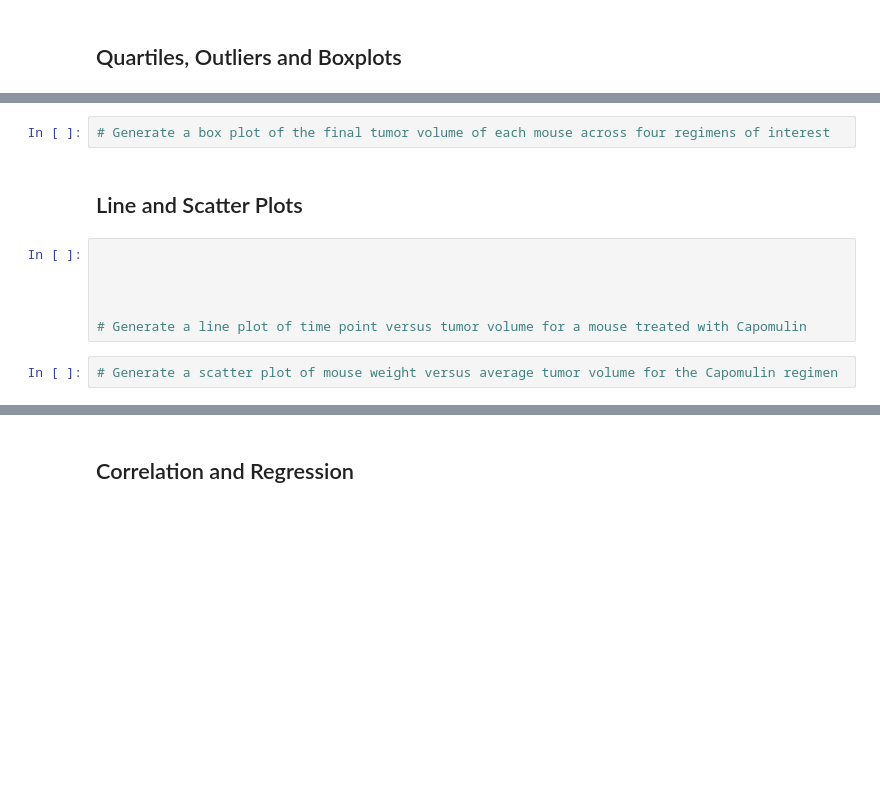
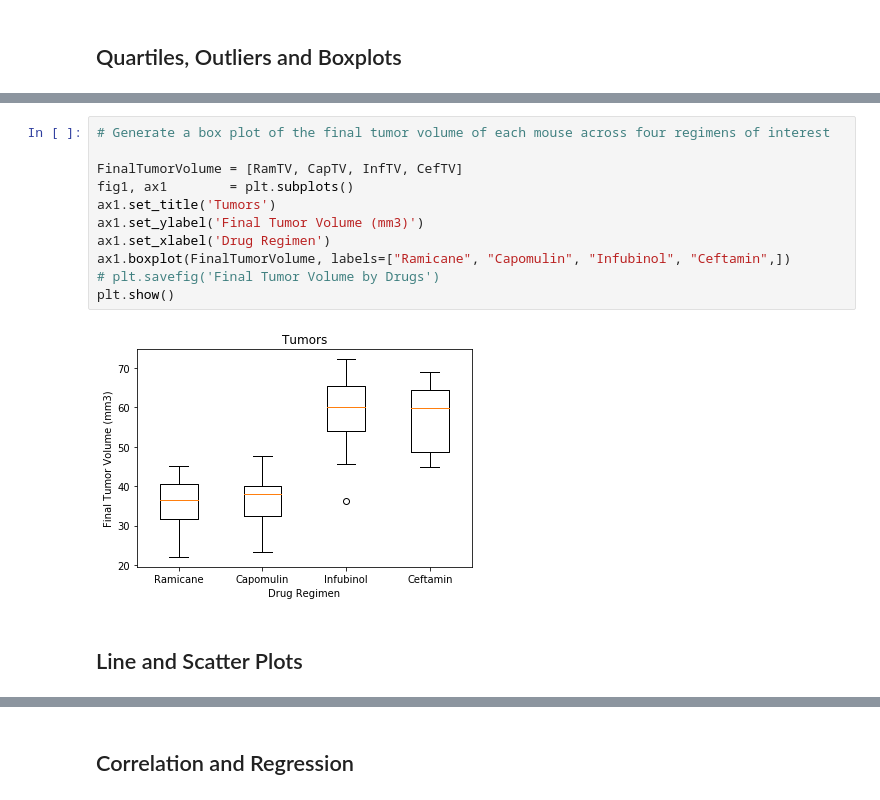
Before and after one commit to RussCob/Python-Matplotlib-Project-The-Power-of-Plots, a Jupyter notebook: Pymaceuticals/pymaceuticals_starter.ipynb, the cells around one changed output, grey strips where cells are left out. Saved outputs shown, nothing was run; the diff lists cells and outputs as text; blank space fills up the shorter version.

```diff
--- a/Pymaceuticals/pymaceuticals_starter.ipynb
+++ b/Pymaceuticals/pymaceuticals_starter.ipynb
@@ -155,12 +233,15 @@ Bar_plot = Data.plot(kind="bar", figsize=(10,5))
 # %%
 # Generate a box plot of the final tumor volume of each mouse across four regimens of interest
+
+FinalTumorVolume = [RamTV, CapTV, InfTV, CefTV]
+fig1, ax1        = plt.subplots()
+ax1.set_title('Tumors')
+ax1.set_ylabel('Final Tumor Volume (mm3)')
+ax1.set_xlabel('Drug Regimen')
+ax1.boxplot(FinalTumorVolume, labels=["Ramicane", "Capomulin", "Infubinol", "Ceftamin",])
+# plt.savefig('Final Tumor Volume by Drugs')
+plt.show()
+# %% [output]
+[figure, added]
 # %% [markdown]
 ## Line and Scatter Plots
-# %%
-
-
-
-
-# Generate a line plot of time point versus tumor volume for a mouse treated with Capomulin
-# %%
-# Generate a scatter plot of mouse weight versus average tumor volume for the Capomulin regimen
```
Also changed, not shown: parts of 14 cells of this notebook.
